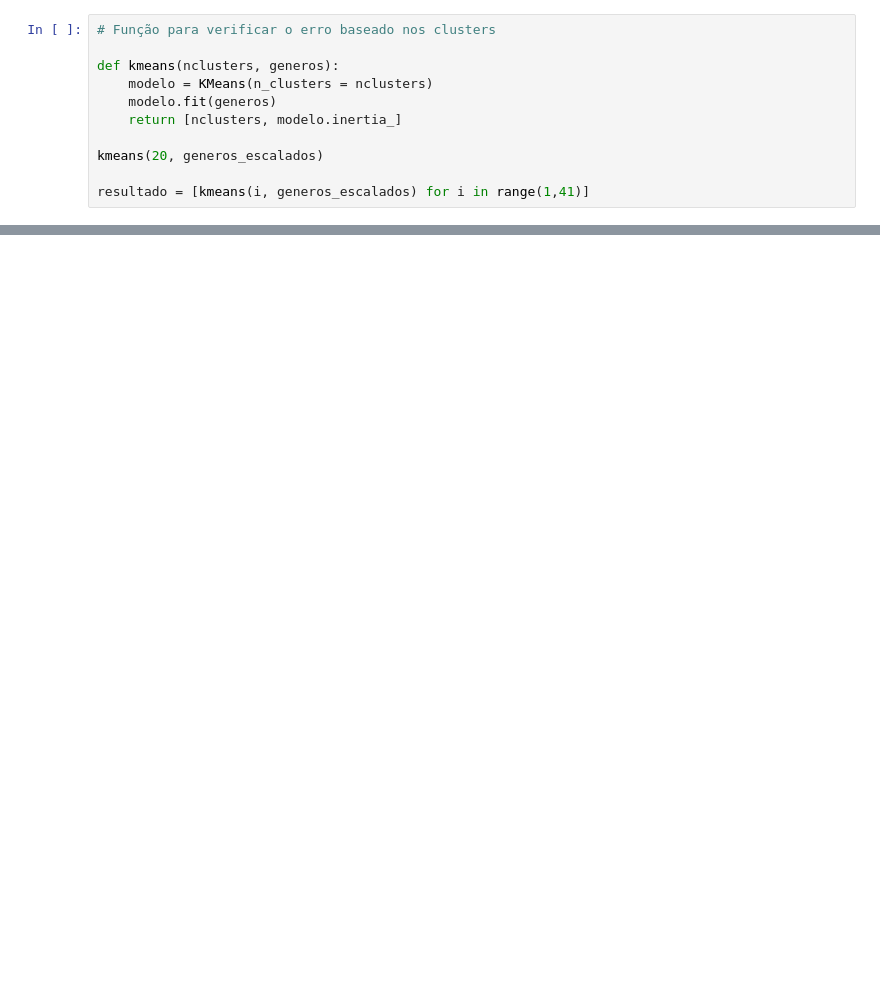
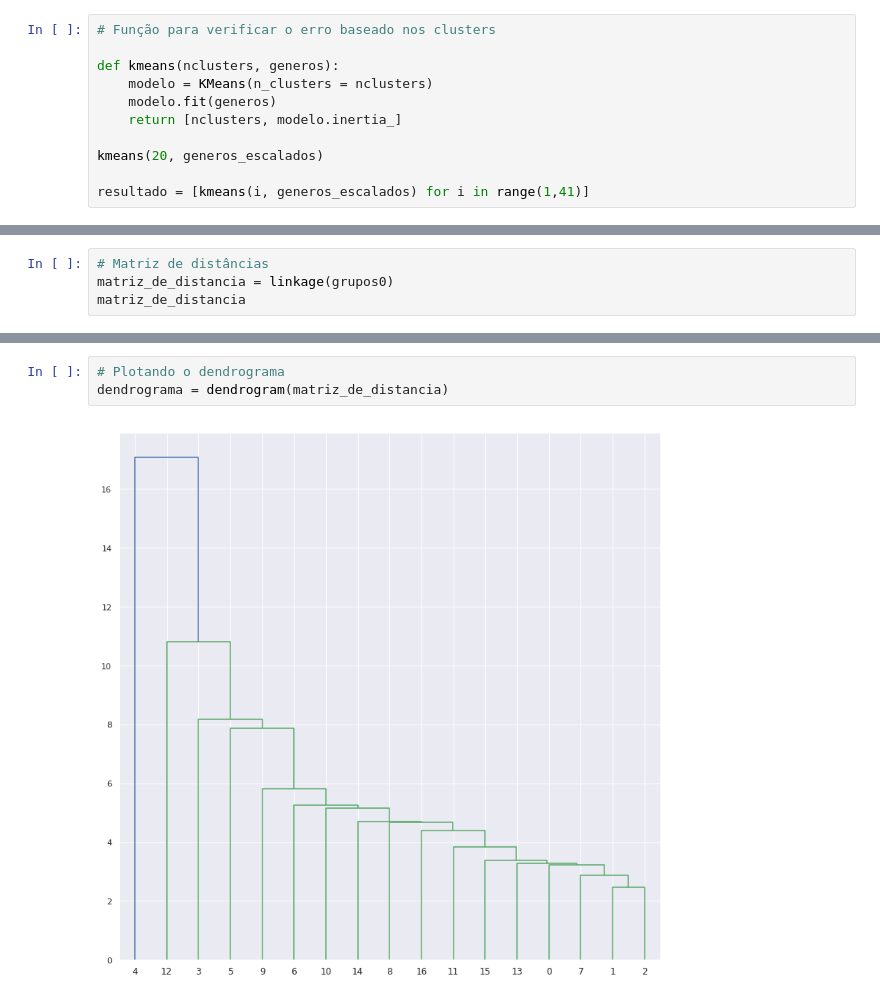
Before and after one commit to ebmm01/machineLearning, a Jupyter notebook: Nao_supervisionado/Classificador.ipynb, the cells around one changed output, grey strips where cells are left out. Saved outputs shown, nothing was run; the diff lists cells and outputs as text; blank space fills up the shorter version.

```diff
--- a/Nao_supervisionado/Classificador.ipynb
+++ b/Nao_supervisionado/Classificador.ipynb
@@ -220,0 +286,4 @@ array([<matplotlib.axes._subplots.AxesSubplot object at 0x...>,
+# %%
+# Matriz de distâncias
+matriz_de_distancia = linkage(grupos0)
+matriz_de_distancia
@@ -220,0 +307,5 @@ array([<matplotlib.axes._subplots.AxesSubplot object at 0x...>,
+# %%
+# Plotando o dendrograma
+dendrograma = dendrogram(matriz_de_distancia)
+# %% [output]
+[figure, added]
```
Also changed, not shown: parts of 14 cells of this notebook.
